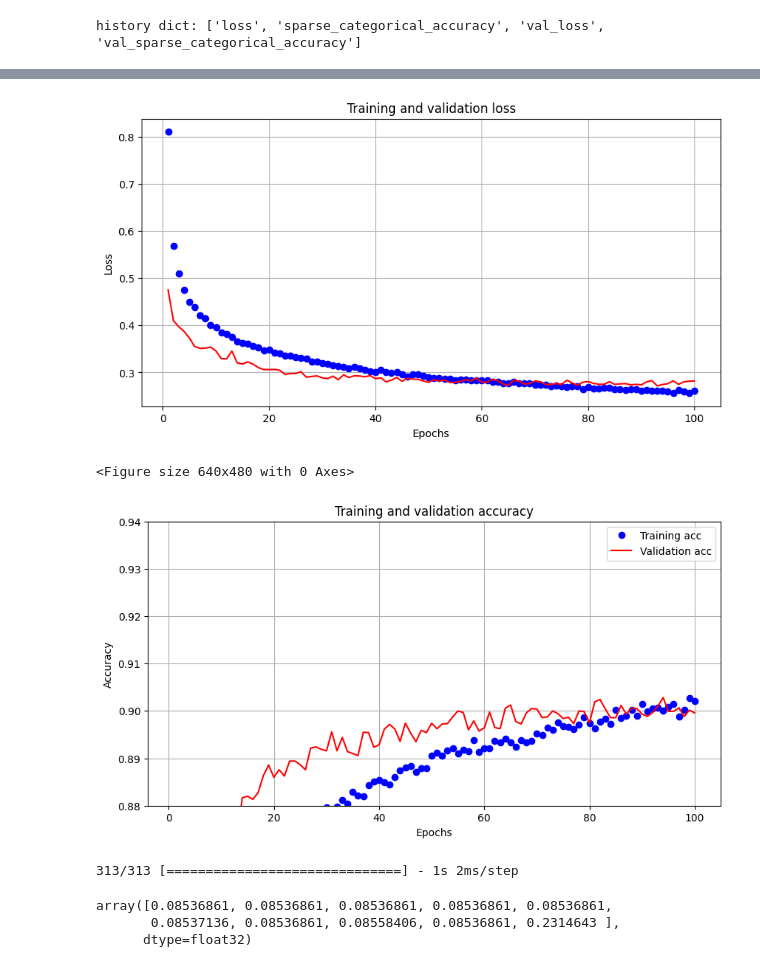
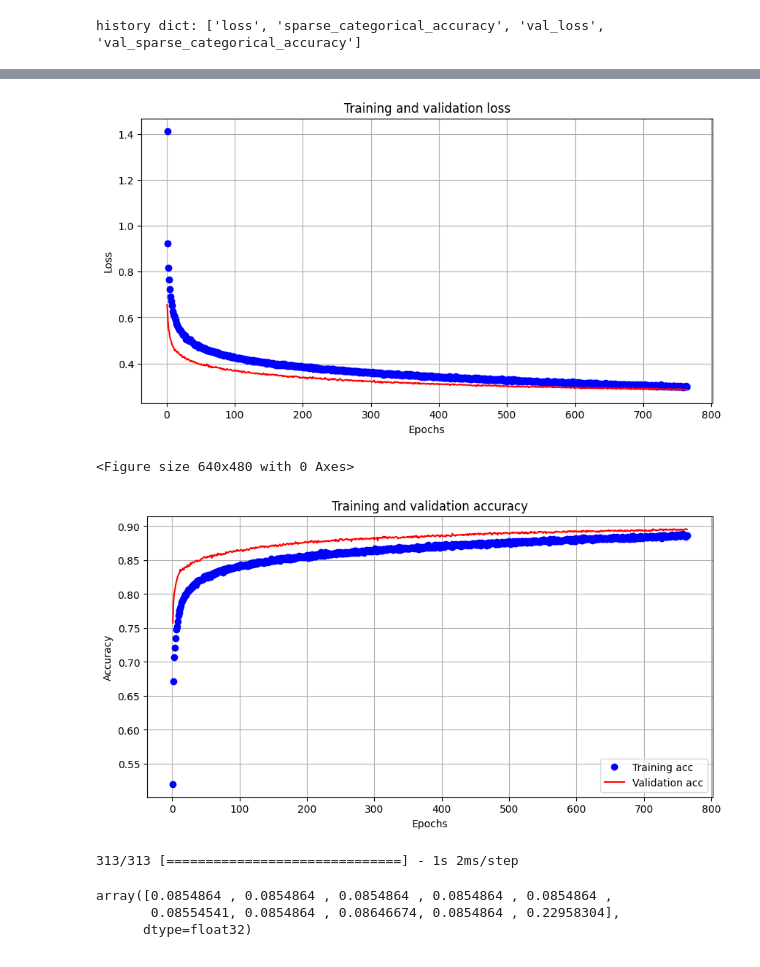
Before and after one commit to PavelStelmakhV/hw310-keras-fasion-mnist, a Jupyter notebook: keras_fasion_mnist_hw.ipynb, the cells around one changed output, grey strips where cells are left out. Saved outputs shown, nothing was run; the diff lists cells and outputs as text; code cells hidden in the pictures.

```diff
--- a/keras_fasion_mnist_hw.ipynb
+++ b/keras_fasion_mnist_hw.ipynb
@@ -75,7 +75,7 @@ model.add(layers.Dense(10, activation='softmax'))
 # %%
-optimizer = tf.keras.optimizers.Nadam(learning_rate=0.0006,
-                                      beta_1=0.3,
-                                      beta_2=0.99999,
-                                      epsilon=1e-08
+optimizer = tf.keras.optimizers.Nadam(learning_rate=0.0007,
+                                      beta_1=0.5,
+                                      beta_2=0.999,
+                                      epsilon=1e-01
 )
 # %% [markdown]
@@ -106,14 +106,14 @@ callback = callbacks.EarlyStopping(monitor='val_loss',
                                    patience=50,
                                    restore_best_weights=True,
                                    )
-es = callbacks.EarlyStopping(monitor='val_loss', mode='min', verbose=1, patience=200)
+es = callbacks.EarlyStopping(monitor='val_loss', mode='min', verbose=0, patience=40)
 mc = callbacks.ModelCheckpoint('best_model.h5', monitor='sparse_categorical_accuracy', mode='max', verbose=0, save_best_only=True)
 # %%
 history = model.fit(x_train, y_train,
-                    epochs=100,
+                    epochs=1500,
                     batch_size=128,
                     # callbacks=[callback],
-                    callbacks=[mc],
+                    callbacks=[mc, es],
                     verbose=1, #многословие
                     validation_split=0.2
                     # validation_data=(x_val, y_val)
@@ -164,36 +164,36 @@ print(result)
 # %%
 history_dict = history.history
 loss_values = history_dict['loss']
 val_loss_values = history_dict['val_loss']
 
 epochs = range(1, len(history_dict['loss']) + 1)
 
 plt.figure(figsize=(10, 5))
 plt.plot(epochs, loss_values, 'bo', label='Training loss')
 plt.plot(epochs, val_loss_values, 'r', label='Validation loss')
 # plt.ylim (0.2, 0.5)
 plt.title('Training and validation loss')
 plt.xlabel('Epochs')
 plt.ylabel('Loss')
 # plt.legend()
 plt.grid(True)
 plt.show()
 1
 plt.clf()
 plt.figure(figsize=(10, 5))
 val_acc_values = history_dict['sparse_categorical_accuracy']
 plt.plot(epochs, history_dict['sparse_categorical_accuracy'], 'bo', label='Training acc')
 plt.plot(epochs, history_dict['val_sparse_categorical_accuracy'], 'r', label='Validation acc')
-plt.ylim (0.88, 0.94)
+# plt.ylim (0.88, 0.94)
 plt.title('Training and validation accuracy')
 plt.xlabel('Epochs')
 plt.ylabel('Accuracy')
 plt.legend()
 plt.grid(True)
 # %% [output]
-[figure, old version]
+[figure, new version]
 <Figure size 640x480 with 0 Axes>
-[figure, old version]
+[figure, new version]
 # %%
 probability_model = tf.keras.Sequential([model,
                                          tf.keras.layers.Softmax()])
@@ -204,8 +204,8 @@ predictions = probability_model.predict(x_test)
 # %%
 predictions[0]
 # %% [output]
-array([0.08536861, 0.08536861, 0.08536861, 0.08536861, 0.08536861,
-       0.08537136, 0.08536861, 0.08558406, 0.08536861, 0.2314643 ],
+array([0.0854864 , 0.0854864 , 0.0854864 , 0.0854864 , 0.0854864 ,
+       0.08554541, 0.0854864 , 0.08646674, 0.0854864 , 0.22958304],
       dtype=float32)
 # %%
 model.summary()
```
Also changed, not shown: parts of 7 cells of this notebook.
